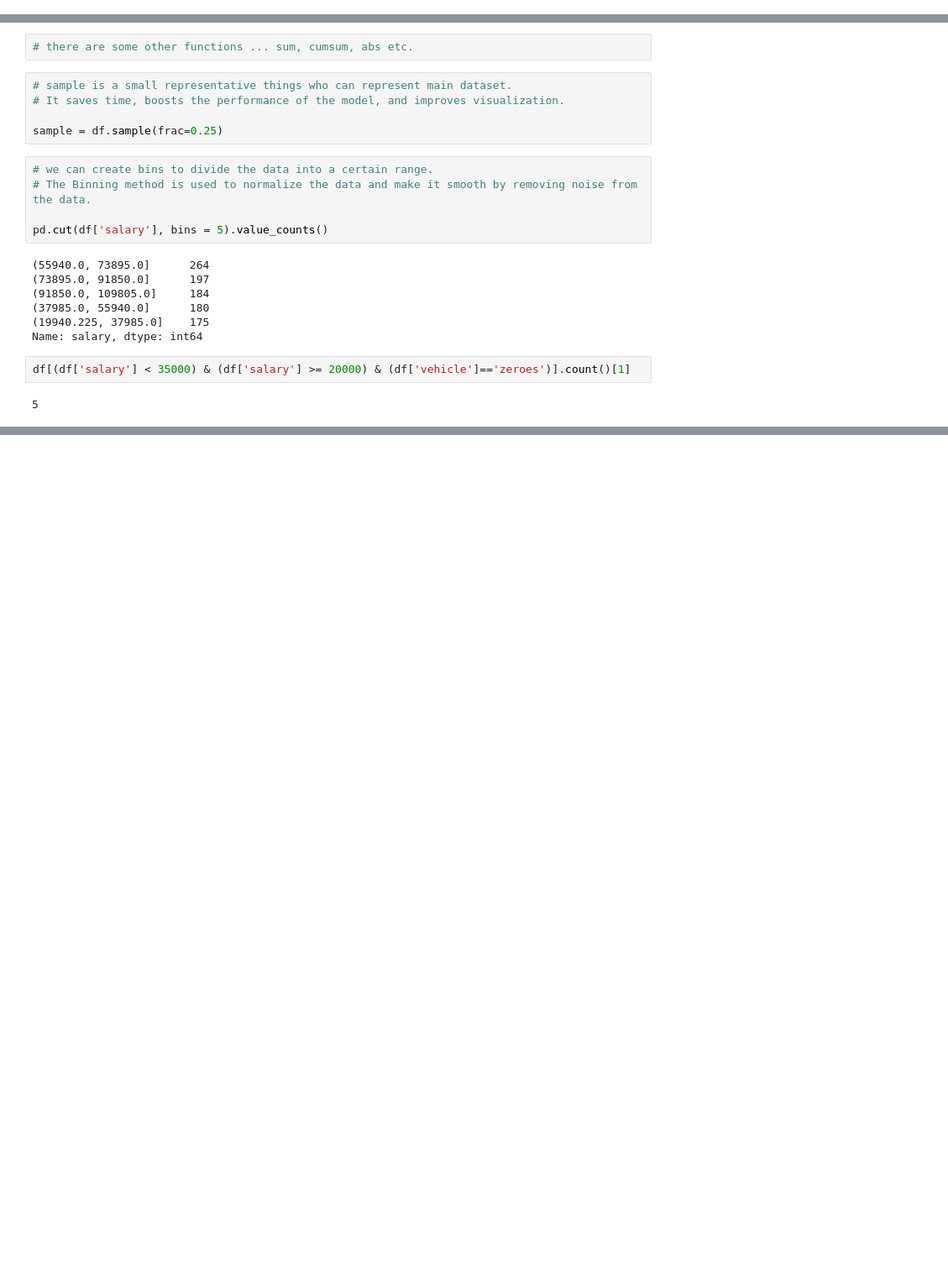
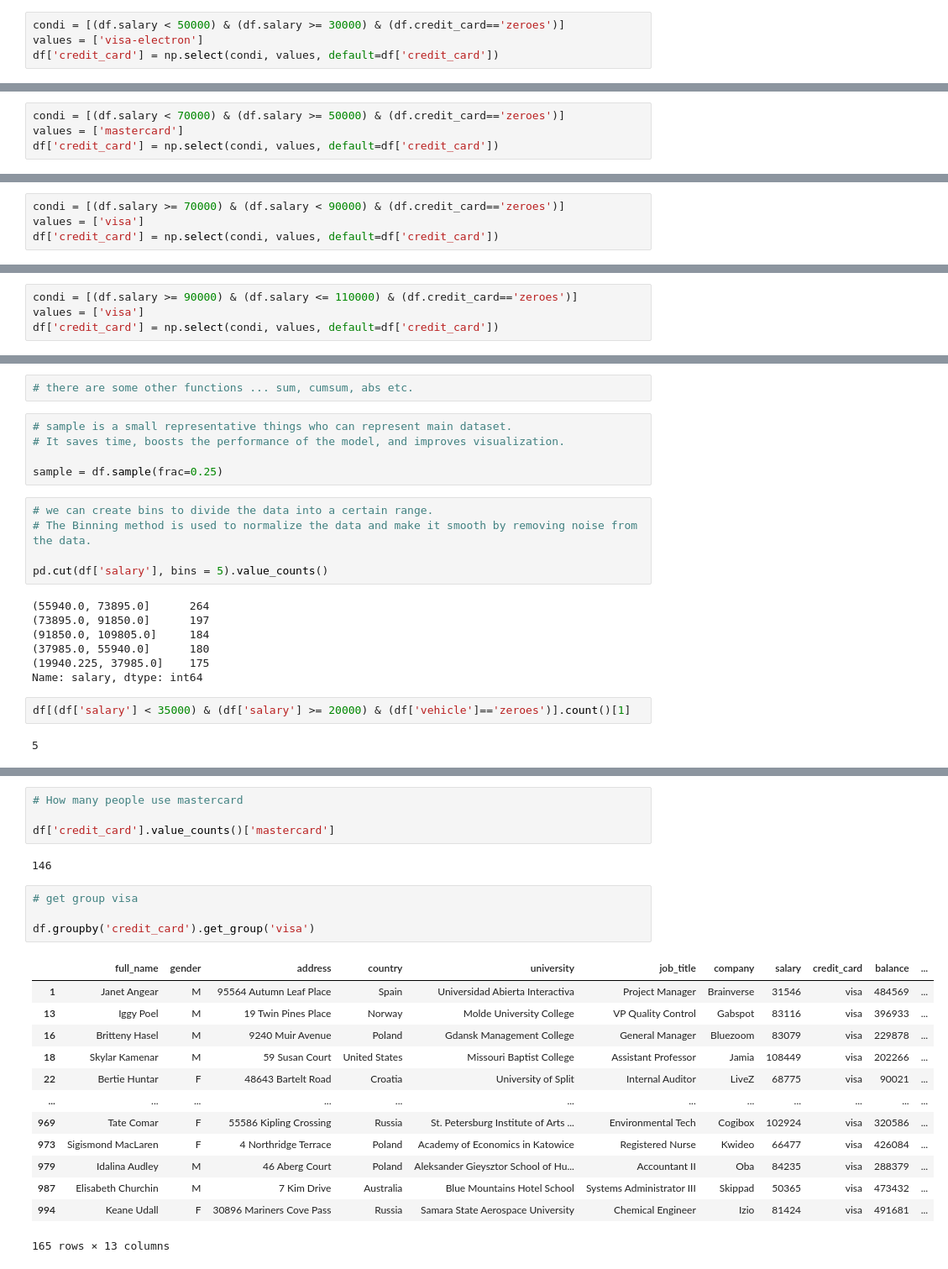
Before and after one commit to ShakilM26/Data_Cleaning-EDA, a Jupyter notebook: project_employee.ipynb, the cells around one changed output, grey strips where cells are left out. Shown at 84% size. Saved outputs shown, nothing was run; the diff lists cells and outputs as text; blank space fills up the shorter version.

```diff
--- a/project_employee.ipynb
+++ b/project_employee.ipynb
@@ -364,0 +404,4 @@ Name: vehicle, dtype: int64
+# %%
+condi = [(df.salary < 50000) & (df.salary >= 30000) & (df.credit_card=='zeroes')]
+values = ['visa-electron']
+df['credit_card'] = np.select(condi, values, default=df['credit_card'])
@@ -364,0 +433,4 @@ Name: vehicle, dtype: int64
+# %%
+condi = [(df.salary < 70000) & (df.salary >= 50000) & (df.credit_card=='zeroes')]
+values = ['mastercard']
+df['credit_card'] = np.select(condi, values, default=df['credit_card'])
@@ -364,0 +462,4 @@ Name: vehicle, dtype: int64
+# %%
+condi = [(df.salary >= 70000) & (df.salary < 90000) & (df.credit_card=='zeroes')]
+values = ['visa']
+df['credit_card'] = np.select(condi, values, default=df['credit_card'])
@@ -364,0 +491,4 @@ Name: vehicle, dtype: int64
+# %%
+condi = [(df.salary >= 90000) & (df.salary <= 110000) & (df.credit_card=='zeroes')]
+values = ['visa']
+df['credit_card'] = np.select(condi, values, default=df['credit_card'])
@@ -451,0 +780,24 @@ df[(df['salary'] < 35000) & (df['salary'] >= 20000) & (df['vehicle']=='zeroes')]
+# %%
+# How many people use mastercard
+
+df['credit_card'].value_counts()['mastercard']
+# %% [output]
+146
+# %%
+# get group visa
+
+df.groupby('credit_card').get_group('visa')
+# %% [output]
+|  | full_name | gender | address | country | university | job_title | company | salary | credit_card | balance | ... |
+| 1 | Janet Angear | M | 95564 Autumn Leaf Place | Spain | Universidad Abierta Interactiva | Project Manager | Brainverse | 31546 | visa | 484569 | ... |
+| 13 | Iggy Poel | M | 19 Twin Pines Place | Norway | Molde University College | VP Quality Control | Gabspot | 83116 | visa | 396933 | ... |
+| 16 | Britteny Hasel | M | 9240 Muir Avenue | Poland | Gdansk Management College | General Manager | Bluezoom | 83079 | visa | 229878 | ... |
+| 18 | Skylar Kamenar | M | 59 Susan Court | United States | Missouri Baptist College | Assistant Professor | Jamia | 108449 | visa | 202266 | ... |
+| 22 | Bertie Huntar | F | 48643 Bartelt Road | Croatia | University of Split | Internal Auditor | LiveZ | 68775 | visa | 90021 | ... |
+| ... | ... | ... | ... | ... | ... | ... | ... | ... | ... | ... | ... |
+| 969 | Tate Comar | F | 55586 Kipling Crossing | Russia | St. Petersburg Institute of Arts ... | Environmental Tech | Cogibox | 102924 | visa | 320586 | ... |
+| 973 | Sigismond MacLaren | F | 4 Northridge Terrace | Poland | Academy of Economics in Katowice | Registered Nurse | Kwideo | 66477 | visa | 426084 | ... |
+| 979 | Idalina Audley | M | 46 Aberg Court | Poland | Aleksander Gieysztor School of Hu... | Accountant II | Oba | 84235 | visa | 288379 | ... |
+| 987 | Elisabeth Churchin | M | 7 Kim Drive | Australia | Blue Mountains Hotel School | Systems Administrator III | Skippad | 50365 | visa | 473432 | ... |
+| 994 | Keane Udall | F | 30896 Mariners Cove Pass | Russia | Samara State Aerospace University | Chemical Engineer | Izio | 81424 | visa | 491681 | ... |
+165 rows × 13 columns
```
Also changed, not shown: parts of 44 cells of this notebook.
